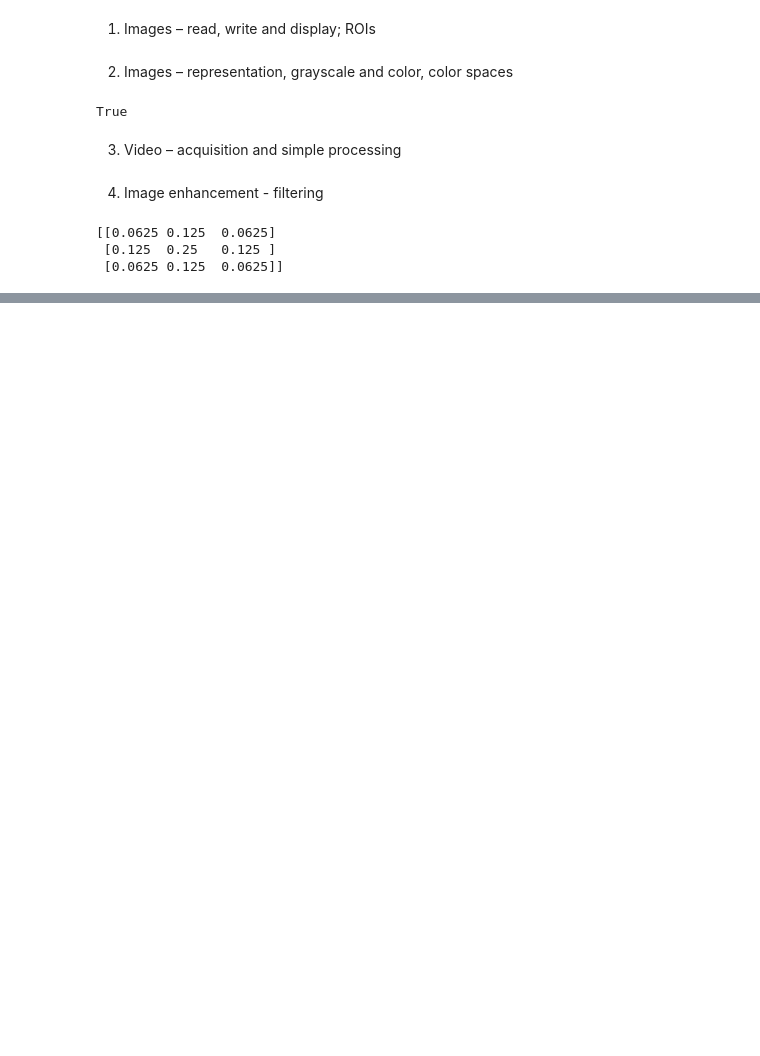
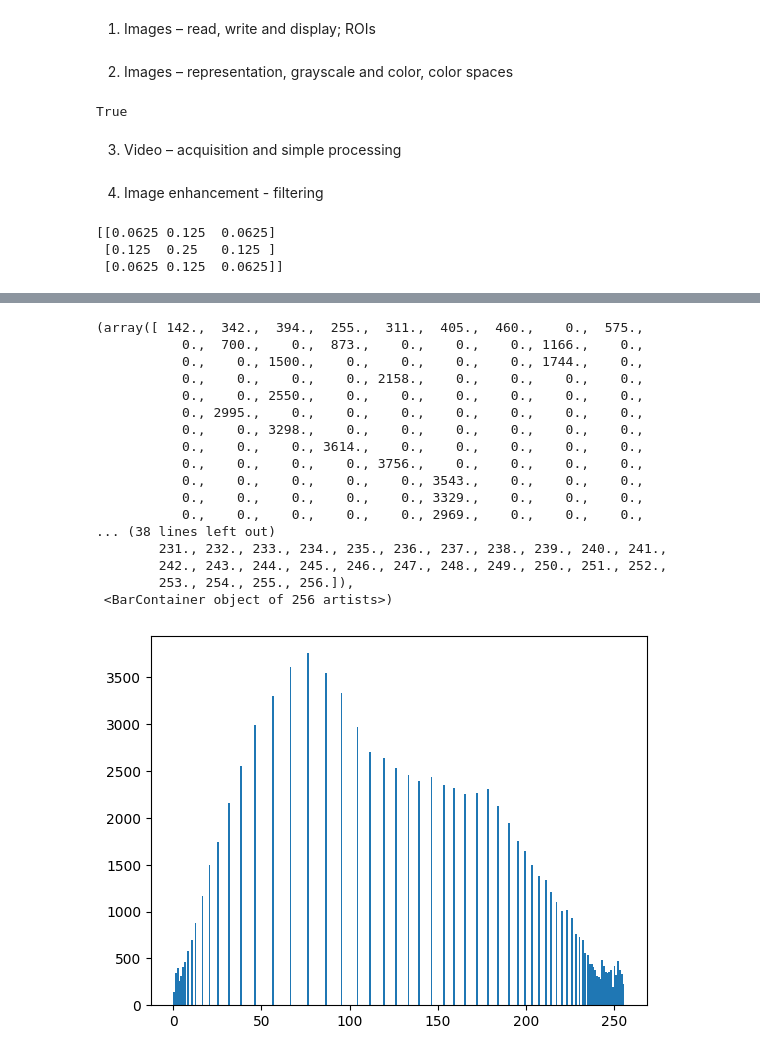
Before and after one commit to monkin77/feup-vc, a Jupyter notebook: tutorial-week1/tutorial-week1.ipynb, the cells around one changed output, grey strips where cells are left out. Cells and saved outputs as stored; diff of their text form; code cells hidden in the pictures; blank space fills up the shorter version.

```diff
--- a/tutorial-week1/tutorial-week1.ipynb
+++ b/tutorial-week1/tutorial-week1.ipynb
@@ -492,0 +530,30 @@ cv2.destroyAllWindows()
+# %%
+# 5 b)
+# Enhance the image contranst using
+#  b1) Histogram equalization
+#  b2) CLAHE (Contrast Limited Adaptive Histogram Equalization)
+
+# Histogram equalization
+equalized_img = cv2.equalizeHist(gray_img)
+
+# Plot the histogram
+plt.hist(equalized_img.ravel(), 256, [0, 256])
+# %% [output]
+(array([ 142.,  342.,  394.,  255.,  311.,  405.,  460.,    0.,  575.,
+           0.,  700.,    0.,  873.,    0.,    0.,    0., 1166.,    0.,
+           0.,    0., 1500.,    0.,    0.,    0.,    0., 1744.,    0.,
+           0.,    0.,    0.,    0., 2158.,    0.,    0.,    0.,    0.,
+           0.,    0., 2550.,    0.,    0.,    0.,    0.,    0.,    0.,
+           0., 2995.,    0.,    0.,    0.,    0.,    0.,    0.,    0.,
+           0.,    0., 3298.,    0.,    0.,    0.,    0.,    0.,    0.,
+           0.,    0.,    0., 3614.,    0.,    0.,    0.,    0.,    0.,
+           0.,    0.,    0.,    0., 3756.,    0.,    0.,    0.,    0.,
+           0.,    0.,    0.,    0.,    0., 3543.,    0.,    0.,    0.,
+           0.,    0.,    0.,    0.,    0., 3329.,    0.,    0.,    0.,
+           0.,    0.,    0.,    0.,    0., 2969.,    0.,    0.,    0.,
+... (38 lines left out)
+        231., 232., 233., 234., 235., 236., 237., 238., 239., 240., 241.,
+        242., 243., 244., 245., 246., 247., 248., 249., 250., 251., 252.,
+        253., 254., 255., 256.]),
+ <BarContainer object of 256 artists>)
+[figure, added]
```
Also changed, not shown: parts of 8 cells of this notebook.
